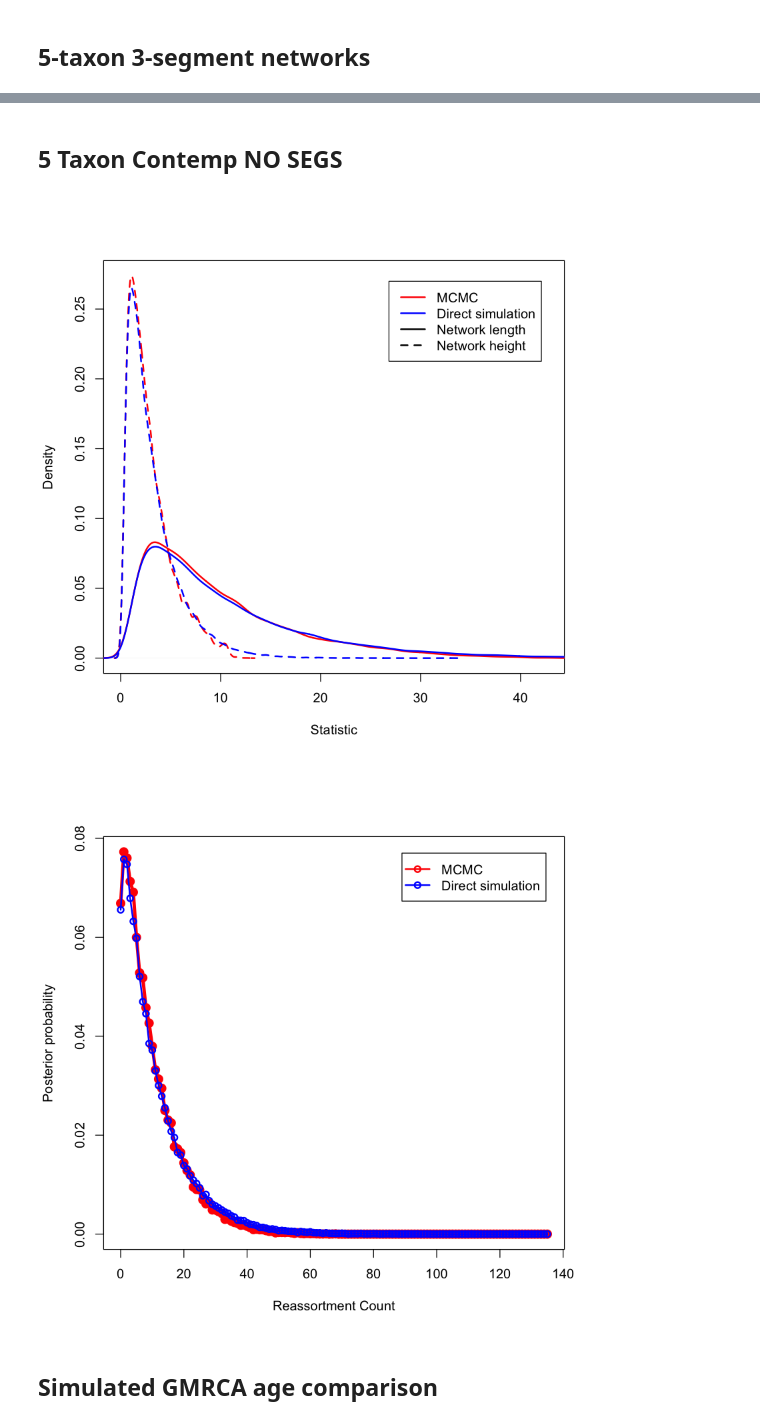
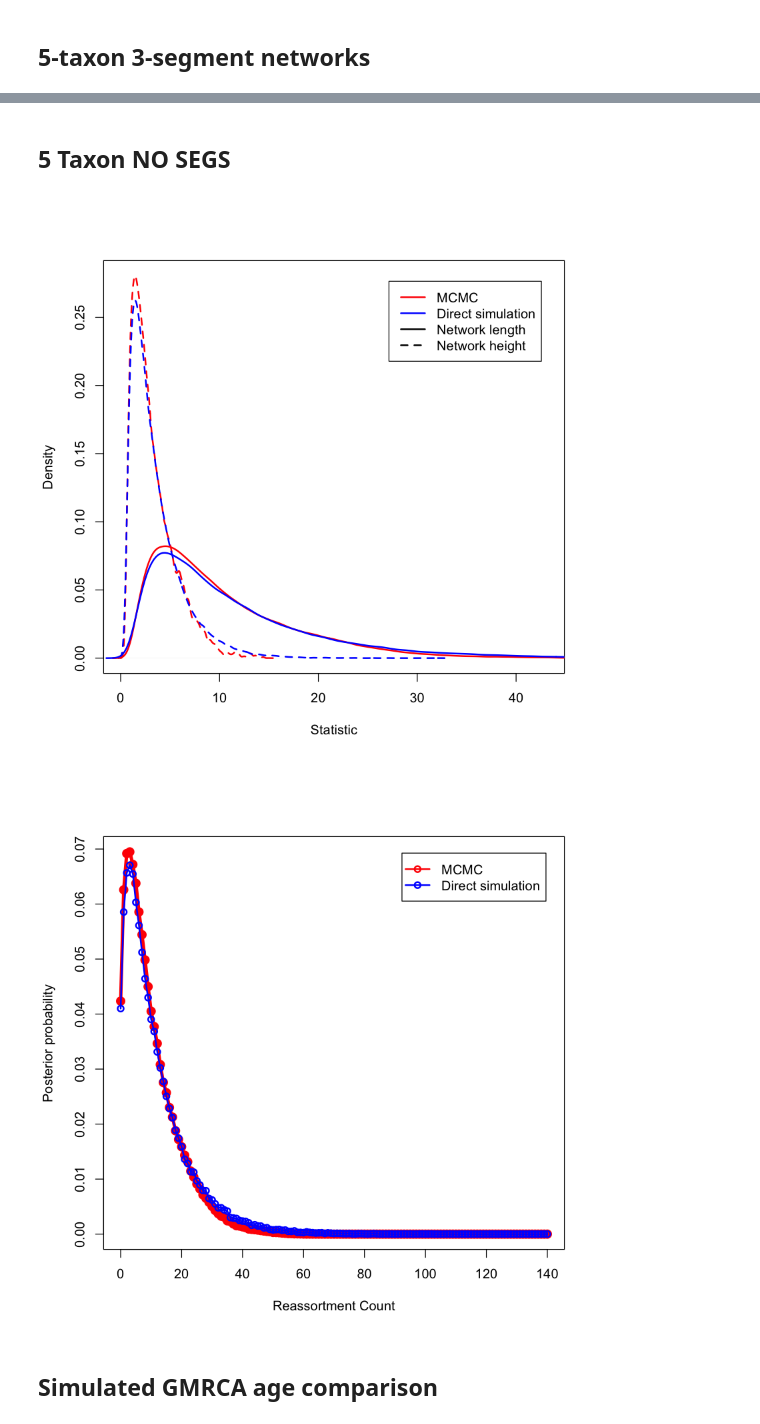
Before and after one commit to nicfel/CoalRe, a Jupyter notebook: validation/Validation.ipynb, the cells around one changed output, grey strips where cells are left out. Saved outputs shown, nothing was run; the diff lists cells and outputs as text; code cells hidden in the pictures.

```diff
--- a/validation/Validation.ipynb
+++ b/validation/Validation.ipynb
@@ -118,11 +118,11 @@ doCompare("simulate_serial5taxon3seg.log",
 # %% [markdown]
-## 5 Taxon Contemp NO SEGS
+## 5 Taxon NO SEGS
 # %%
-doCompare("simulate_contemp5taxonNOSEGS.log",
-          "testAddRemove_contemp5taxonNOSEGS.log")
+doCompare("simulate_serial5taxonNOSEGS.log",
+          "testAddRemove_serial5taxonNOSEGS.log")
 # %% [output]
-[figure, old version]
+[figure, new version]
-[figure, old version]
+[figure, new version]
 # %% [markdown]
 ## Simulated GMRCA age comparison
 # %%
```
Also changed, not shown: parts of 1 cell of this notebook, 3 other files.
